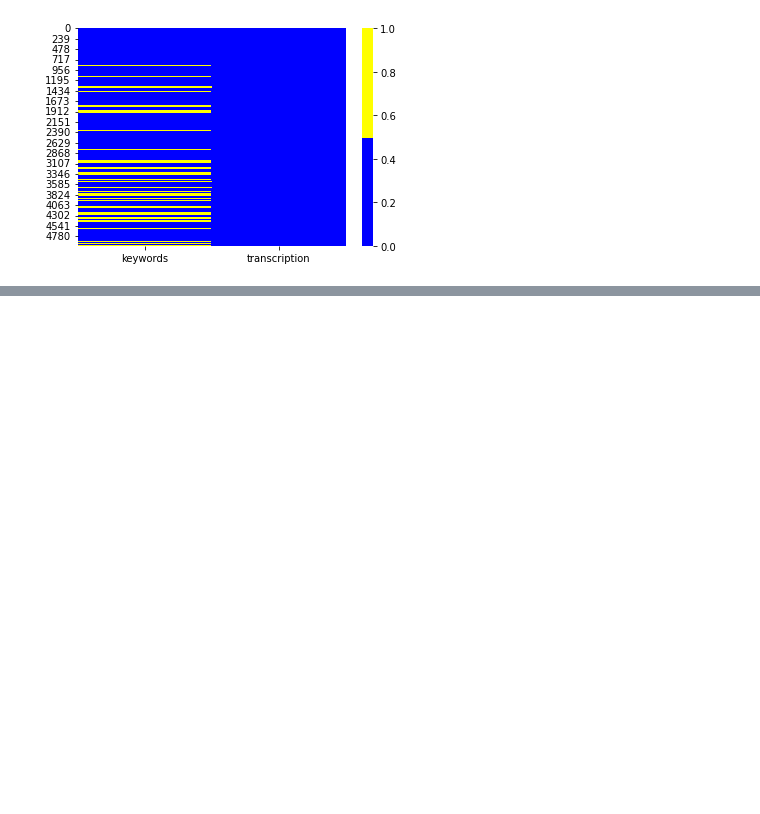
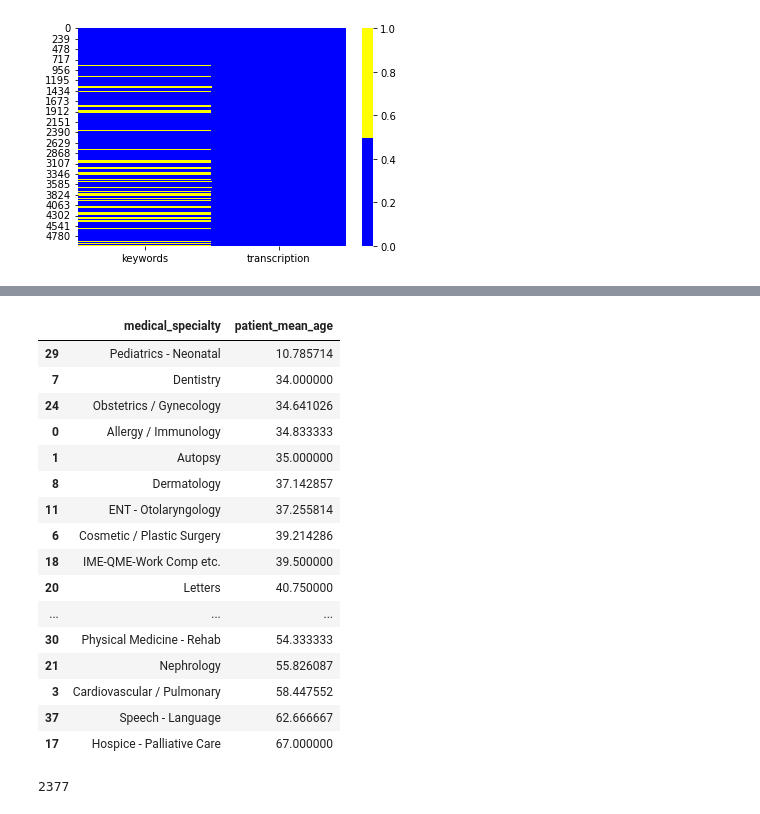
Before and after one commit to EZagoruyko/Medical-Records, a Jupyter notebook: MedRecords.ipynb, the cells around one changed output, grey strips where cells are left out. Cells and saved outputs as stored; diff of their text form; code cells hidden in the pictures; blank space fills up the shorter version.

```diff
--- a/MedRecords.ipynb
+++ b/MedRecords.ipynb
@@ -172,3 +231,28 @@ df['keywords'].isnull().sum()
+# %%
+df_aggr_2 = df.groupby(['medical_specialty']).agg({'age':'mean'}).reset_index().rename(columns={'age': 'patient_mean_age'}).sort_values(by=['patient_mean_age'])
+df_aggr_2
+# %% [output]
+|  | medical_specialty | patient_mean_age |
+| 29 | Pediatrics - Neonatal | 10.785714 |
+| 7 | Dentistry | 34.000000 |
+| 24 | Obstetrics / Gynecology | 34.641026 |
+| 0 | Allergy / Immunology | 34.833333 |
+| 1 | Autopsy | 35.000000 |
+| 8 | Dermatology | 37.142857 |
+| 11 | ENT - Otolaryngology | 37.255814 |
+| 6 | Cosmetic / Plastic Surgery | 39.214286 |
+| 18 | IME-QME-Work Comp etc. | 39.500000 |
+| 20 | Letters | 40.750000 |
+| ... | ... | ... |
+| 30 | Physical Medicine - Rehab | 54.333333 |
+| 21 | Nephrology | 55.826087 |
+| 3 | Cardiovascular / Pulmonary | 58.447552 |
+| 37 | Speech - Language | 62.666667 |
+| 17 | Hospice - Palliative Care | 67.000000 |
+# %%
+df['sample_name'].nunique() # очень много уникальных значений, не думаю, что этот столбец будет полезен для модели
+# %% [output]
+2377
 # %%
 import sklearn
 from sklearn.preprocessing import LabelEncoder
```
Also changed, not shown: parts of 36 cells of this notebook.
